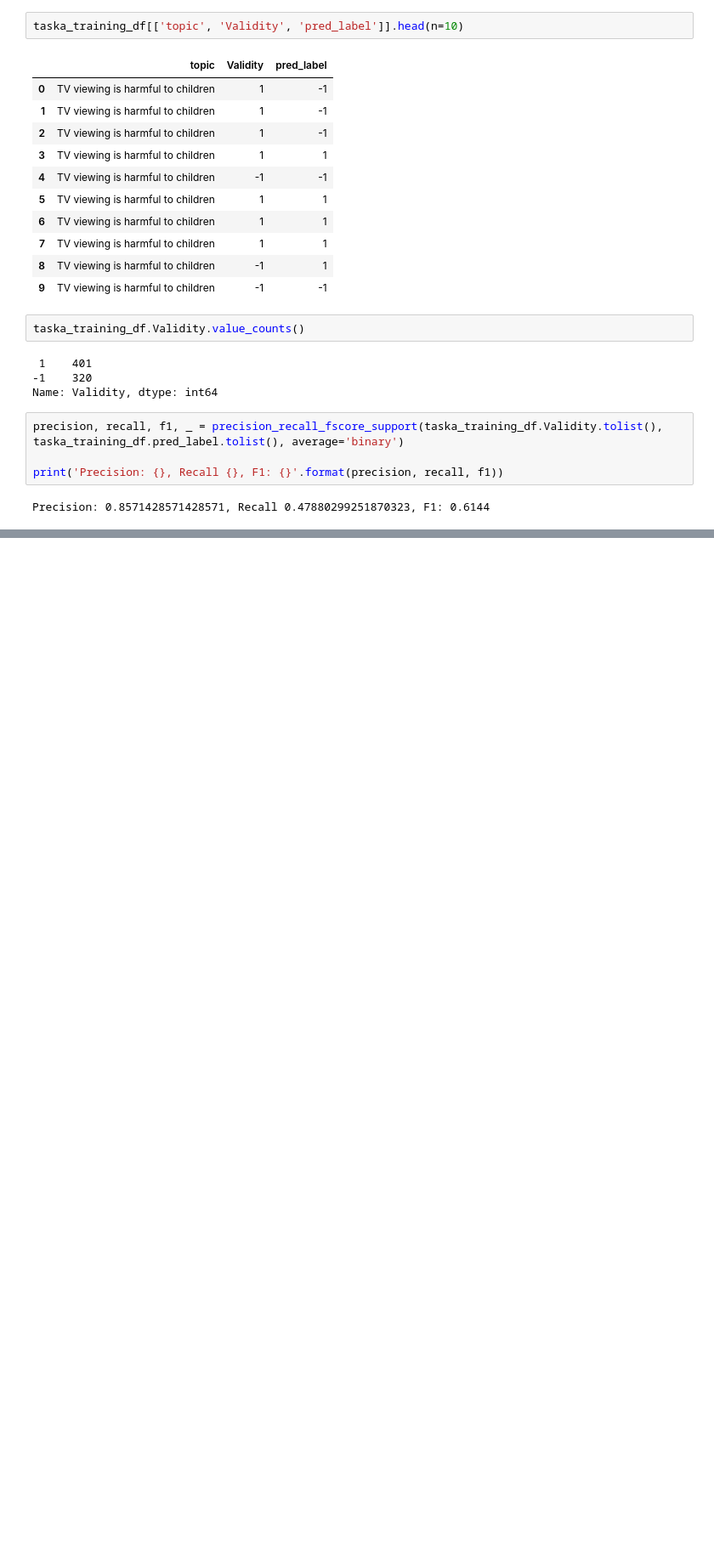
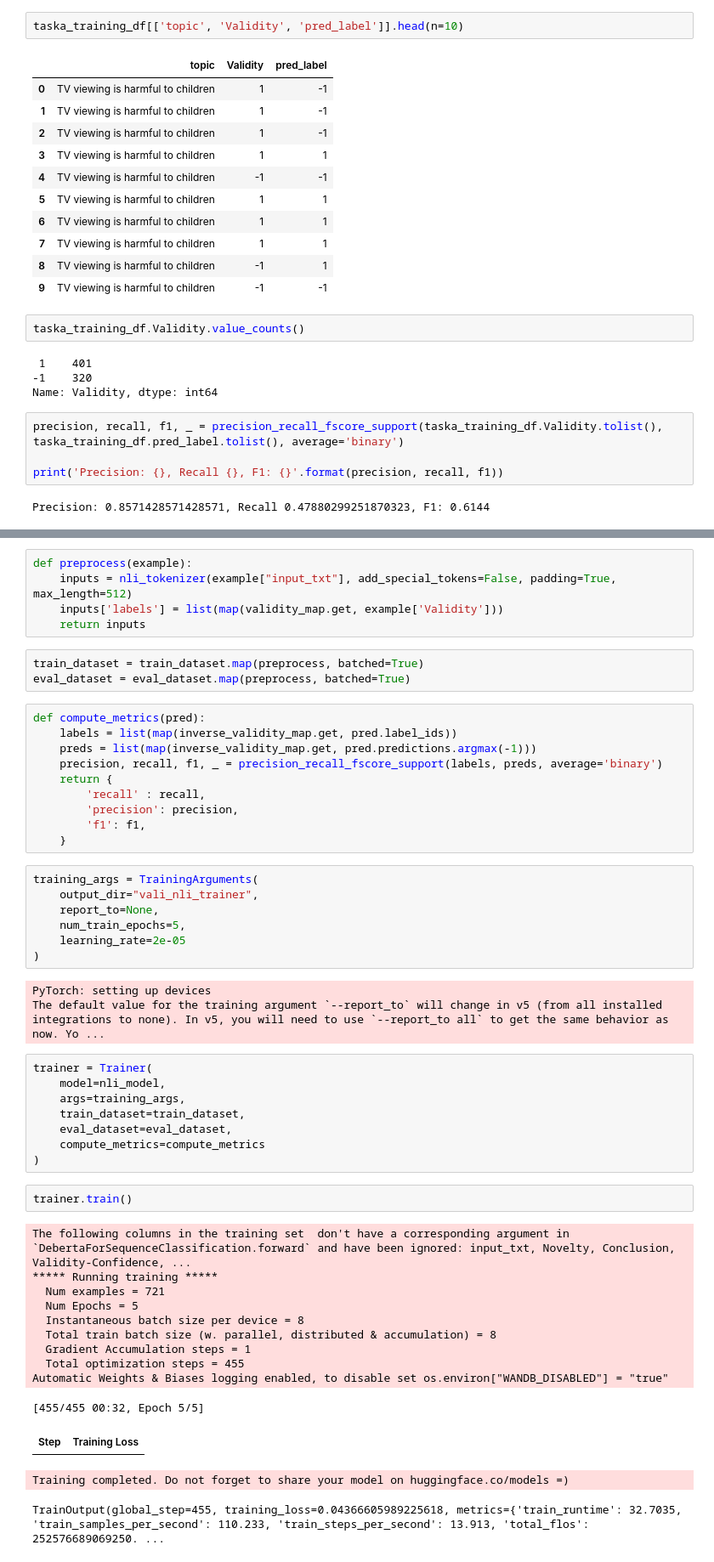
Before and after one commit to MiladAlshomary/ArgsValidNovelTask, a Jupyter notebook: code/learning_validity.ipynb, the cells around one changed output, grey strips where cells are left out. Shown at 85% size. Saved outputs shown, nothing was run; the diff lists cells and outputs as text; blank space fills up the shorter version.

Commit message:
[valid] fine-tune mnli model (and bert baseline)

```diff
--- a/code/learning_validity.ipynb
+++ b/code/learning_validity.ipynb
@@ -79,0 +109,52 @@ Precision: 0.8571428571428571, Recall 0.47880299251870323, F1: 0.6144
+# %%
+def preprocess(example):
+    inputs = nli_tokenizer(example["input_txt"], add_special_tokens=False, padding=True, max_length=512)
+    inputs['labels'] = list(map(validity_map.get, example['Validity']))
+    return inputs
+# %%
+train_dataset = train_dataset.map(preprocess, batched=True)
+eval_dataset = eval_dataset.map(preprocess, batched=True)
+# %%
+def compute_metrics(pred):
+    labels = list(map(inverse_validity_map.get, pred.label_ids))
+    preds = list(map(inverse_validity_map.get, pred.predictions.argmax(-1)))
+    precision, recall, f1, _ = precision_recall_fscore_support(labels, preds, average='binary')
+    return {
+        'recall' : recall,
+        'precision': precision,
+        'f1': f1,
+    }
+# %%
+training_args = TrainingArguments(
+    output_dir="vali_nli_trainer",
+    report_to=None,
+    num_train_epochs=5,
+    learning_rate=2e-05
+)
+# %% [output]
+PyTorch: setting up devices
+The default value for the training argument `--report_to` will change in v5 (from all installed integrations to none). In v5, you will need to use `--report_to all` to get the same behavior as now. Yo ...
+# %%
+trainer = Trainer(
+    model=nli_model,
+    args=training_args,
+    train_dataset=train_dataset,
+    eval_dataset=eval_dataset,
+    compute_metrics=compute_metrics
+)
+# %%
+trainer.train()
+# %% [output]
+The following columns in the training set  don't have a corresponding argument in `DebertaForSequenceClassification.forward` and have been ignored: input_txt, Novelty, Conclusion, Validity-Confidence, ...
+***** Running training *****
+  Num examples = 721
+  Num Epochs = 5
+  Instantaneous batch size per device = 8
+  Total train batch size (w. parallel, distributed & accumulation) = 8
+  Gradient Accumulation steps = 1
+  Total optimization steps = 455
+Automatic Weights & Biases logging enabled, to disable set os.environ["WANDB_DISABLED"] = "true"
+[455/455 00:32, Epoch 5/5]
+| Step | Training Loss |
+Training completed. Do not forget to share your model on huggingface.co/models =)
+TrainOutput(global_step=455, training_loss=0.04366605989225618, metrics={'train_runtime': 32.7035, 'train_samples_per_second': 110.233, 'train_steps_per_second': 13.913, 'total_flos': 252576689069250. ...
```
Also changed, not shown: parts of 25 cells of this notebook.
